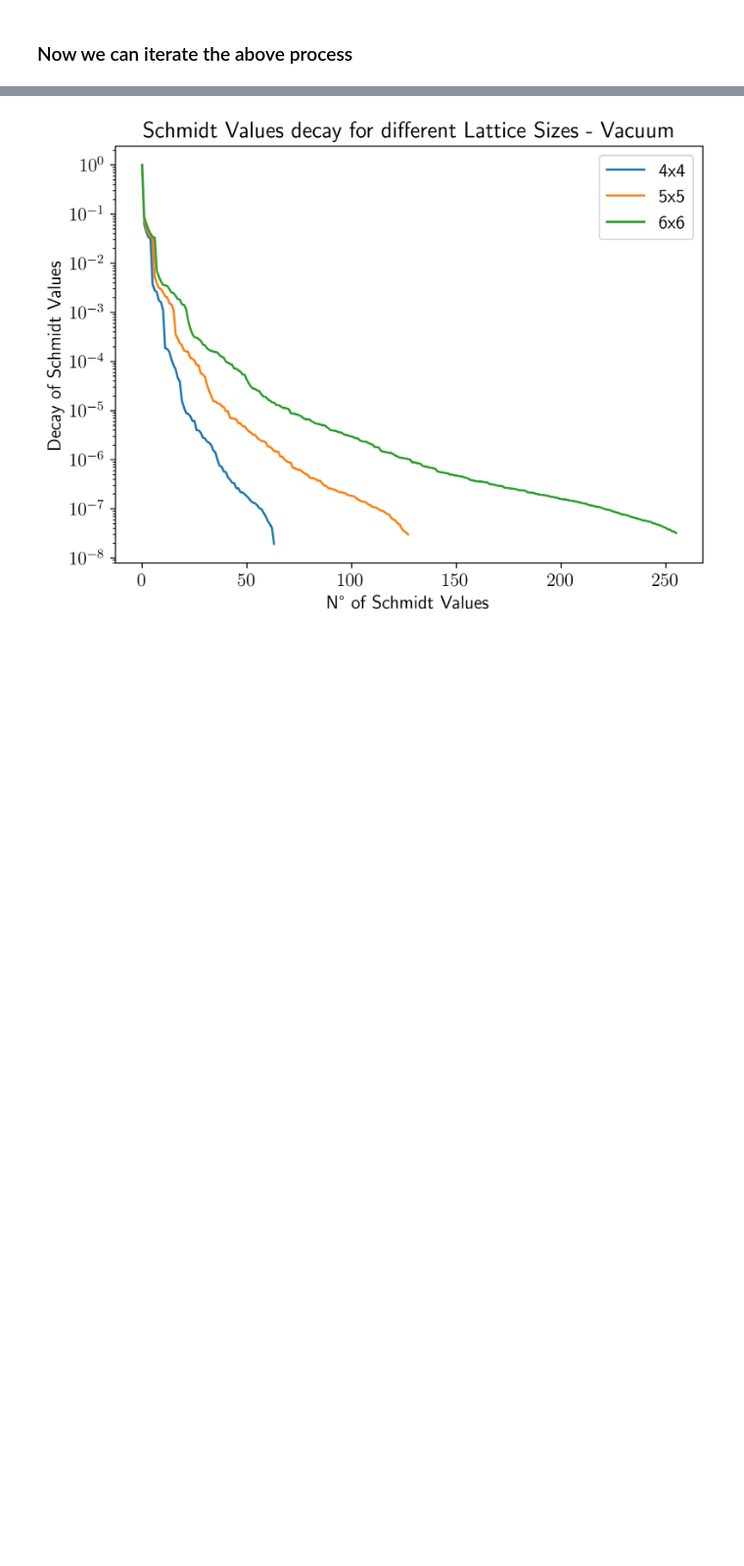
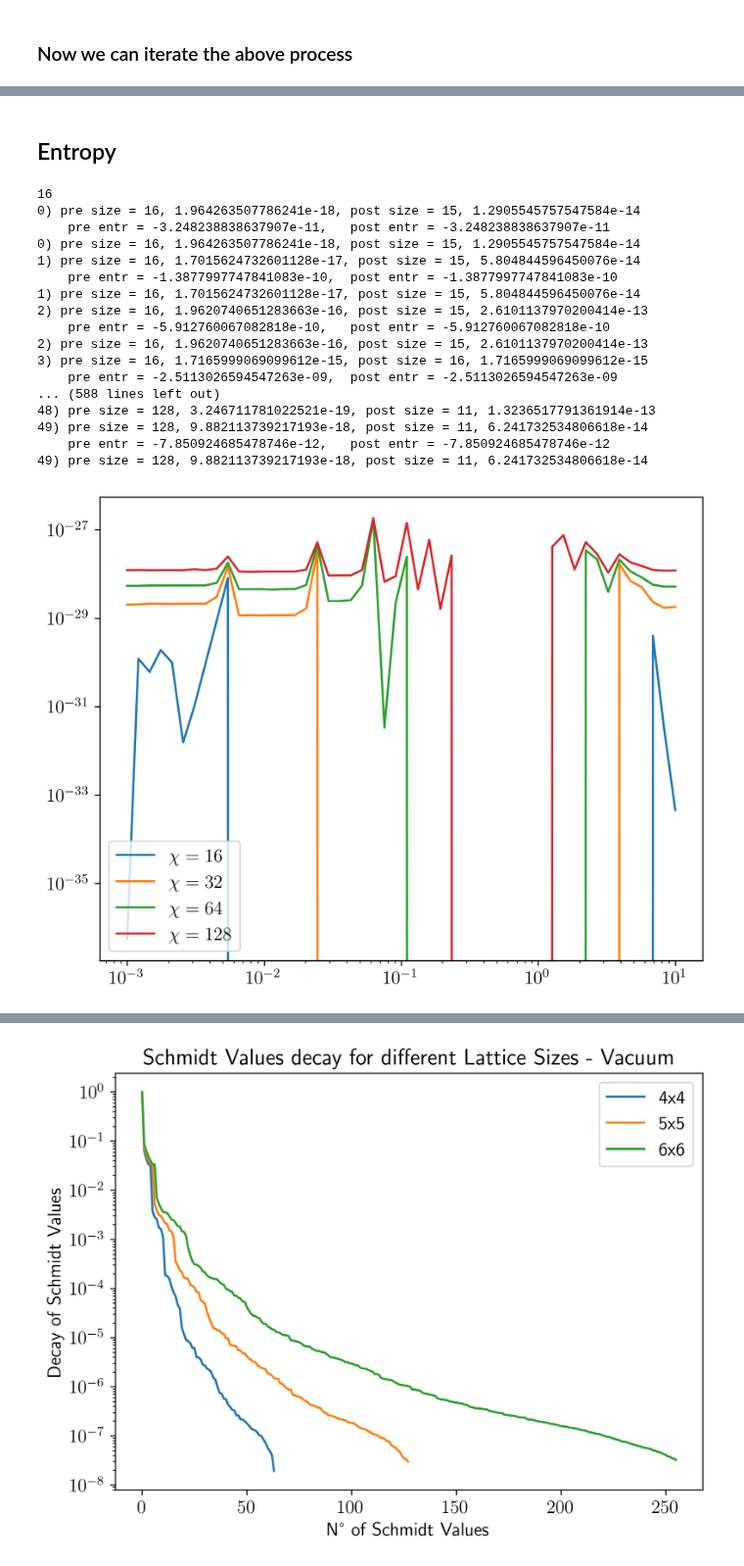
Before and after one commit to Fradm98/qs-mps, a Jupyter notebook: src/qs_mps/applications/Z2/check_schmidt_vals.ipynb, the cells around one changed output, grey strips where cells are left out. Shown at 98% size. Saved outputs shown, nothing was run; the diff lists cells and outputs as text; code cells hidden in the pictures; blank space fills up the shorter version.

```diff
--- a/src/qs_mps/applications/Z2/check_schmidt_vals.ipynb
+++ b/src/qs_mps/applications/Z2/check_schmidt_vals.ipynb
@@ -162,3 +171,68 @@ fig.colorbar(matshow1, ax=axs[1], shrink=0.4)
+# %% [markdown]
+## Entropy
+# %%
+parent_path="/Users/fradm98/Google Drive/My Drive/projects/1_Z2"
+l = 4
+L = 5
+h_i = 1.0
+h_f = -3.0
+sector = "vacuum_sector"
+npoints = 50
+chis = [16,32,64,128]
+threshold = 1e-15
+for chi, entropy in zip(chis, entropy_chi):
+    print(chi)
+    sm_h = np.load(f"{parent_path}/results/entropy_data/2_schmidt_vals_Z2_dual_direct_lattice_{l}x{L-1}_{sector}_None-None_h_{h_i}-{h_f}_delta_{npoints}_chi_{chi}.npy", allow_pickle=True)
+    sm_h = sm_h.reshape((npoints, chi))
+    entr_h = []
+    for i, sm in enumerate(sm_h):
+        pre_sm = sm
+        post_sm = sm[sm > threshold].copy()
+        print(f"{i}) pre size = {len(pre_sm)}, {pre_sm[-1]}, post size = {len(post_sm)}, {post_sm[-1]}")
+        # pre_entr = - np.sum( pre_sm**2 * np.log(pre_sm**2))
+        pre_entr = sum([ x**2 * np.log(x**2) for x in pre_sm])
+        post_entr = sum([ x**2 * np.log(x**2) for x in post_sm])
+        # entr_h.append(-post_entr)
+        # post_entr = - np.sum( post_sm**2 * np.log(post_sm**2))
+        print(f"    pre entr = {pre_entr},\t post entr = {post_entr}")
+        print(f"{i}) pre size = {len(pre_sm)}, {pre_sm[-1]}, post size = {len(post_sm)}, {post_sm[-1]}")
+
+        sm = sm[sm < threshold]
+        entr_res = von_neumann_entropy(sm)
+        entr_h.append(entr_res)
+    #     prob = np.sum(sm**2)
+    #     print("pre", len(sm), sm[-1], prob)
+    #     sm = sm[sm > threshold]
+    #     prob = np.sum(sm**2)
+    #     print("post", len(sm), sm[-1], prob)
+    #     entr = von_neumann_entropy(sm)
+    #     entr_h.append(entr)
+    plt.plot(hs, entr_h, label=f"$\chi={chi}$")
+
+
+plt.legend()
+plt.xscale('log')
+plt.yscale('log')
+plt.show()
+# %% [output]
+16
+0) pre size = 16, 1.964263507786241e-18, post size = 15, 1.2905545757547584e-14
+    pre entr = -3.248238838637907e-11,   post entr = -3.248238838637907e-11
+0) pre size = 16, 1.964263507786241e-18, post size = 15, 1.2905545757547584e-14
+1) pre size = 16, 1.7015624732601128e-17, post size = 15, 5.804844596450076e-14
+    pre entr = -1.3877997747841083e-10,  post entr = -1.3877997747841083e-10
+1) pre size = 16, 1.7015624732601128e-17, post size = 15, 5.804844596450076e-14
+2) pre size = 16, 1.9620740651283663e-16, post size = 15, 2.6101137970200414e-13
+    pre entr = -5.912760067082818e-10,   post entr = -5.912760067082818e-10
+2) pre size = 16, 1.9620740651283663e-16, post size = 15, 2.6101137970200414e-13
+3) pre size = 16, 1.7165999069099612e-15, post size = 16, 1.7165999069099612e-15
+    pre entr = -2.5113026594547263e-09,  post entr = -2.5113026594547263e-09
+... (588 lines left out)
+48) pre size = 128, 3.246711781022521e-19, post size = 11, 1.3236517791361914e-13
+49) pre size = 128, 9.882113739217193e-18, post size = 11, 6.241732534806618e-14
+    pre entr = -7.850924685478746e-12,   post entr = -7.850924685478746e-12
+49) pre size = 128, 9.882113739217193e-18, post size = 11, 6.241732534806618e-14
+[figure, added]
 # %%
 # let us retrieve the schmidt values from the tensors
 hs = np.logspace(1,-3,50)
```
Also changed, not shown: parts of 8 cells of this notebook, 3 other files.
